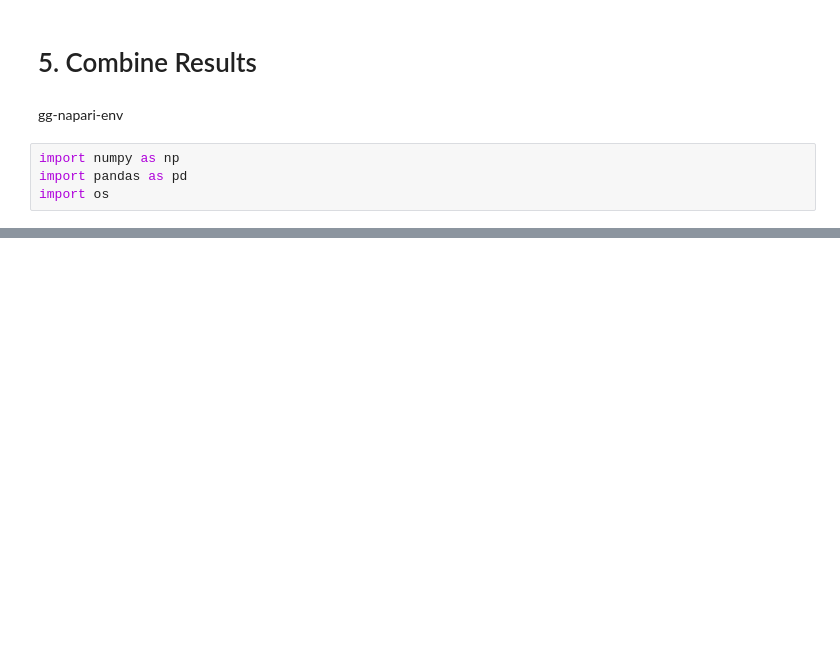
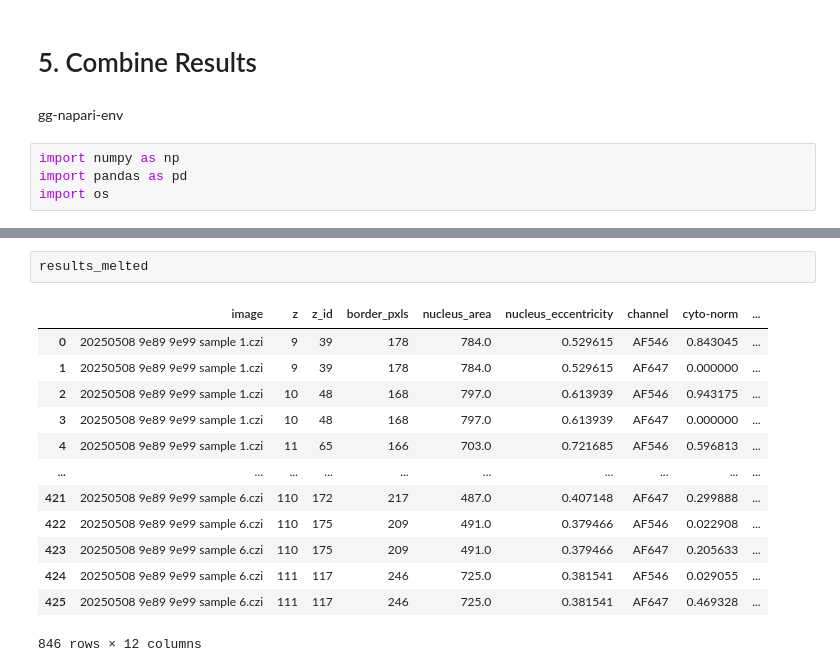
Before and after one commit to Social-Evolution-and-Behavior/Glotzer-Kronauer-2025, a Jupyter notebook: cell-segmentation/scripts/combine_all_results.ipynb, the cells around one changed output, grey strips where cells are left out. Cells and saved outputs as stored; diff of their text form; blank space fills up the shorter version.

```diff
--- a/cell-segmentation/scripts/combine_all_results.ipynb
+++ b/cell-segmentation/scripts/combine_all_results.ipynb
@@ -56,0 +127,16 @@ results.to_csv(results_path, index=False)
+# %%
+results_melted
+# %% [output]
+|  | image | z | z_id | border_pxls | nucleus_area | nucleus_eccentricity | channel | cyto-norm | ... |
+| 0 | 20250508 9e89 9e99 sample 1.czi | 9 | 39 | 178 | 784.0 | 0.529615 | AF546 | 0.843045 | ... |
+| 1 | 20250508 9e89 9e99 sample 1.czi | 9 | 39 | 178 | 784.0 | 0.529615 | AF647 | 0.000000 | ... |
+| 2 | 20250508 9e89 9e99 sample 1.czi | 10 | 48 | 168 | 797.0 | 0.613939 | AF546 | 0.943175 | ... |
+| 3 | 20250508 9e89 9e99 sample 1.czi | 10 | 48 | 168 | 797.0 | 0.613939 | AF647 | 0.000000 | ... |
+| 4 | 20250508 9e89 9e99 sample 1.czi | 11 | 65 | 166 | 703.0 | 0.721685 | AF546 | 0.596813 | ... |
+| ... | ... | ... | ... | ... | ... | ... | ... | ... | ... |
+| 421 | 20250508 9e89 9e99 sample 6.czi | 110 | 172 | 217 | 487.0 | 0.407148 | AF647 | 0.299888 | ... |
+| 422 | 20250508 9e89 9e99 sample 6.czi | 110 | 175 | 209 | 491.0 | 0.379466 | AF546 | 0.022908 | ... |
+| 423 | 20250508 9e89 9e99 sample 6.czi | 110 | 175 | 209 | 491.0 | 0.379466 | AF647 | 0.205633 | ... |
+| 424 | 20250508 9e89 9e99 sample 6.czi | 111 | 117 | 246 | 725.0 | 0.381541 | AF546 | 0.029055 | ... |
+| 425 | 20250508 9e89 9e99 sample 6.czi | 111 | 117 | 246 | 725.0 | 0.381541 | AF647 | 0.469328 | ... |
+846 rows × 12 columns
```
Also changed, not shown: parts of 10 cells of this notebook, 55 other files.
